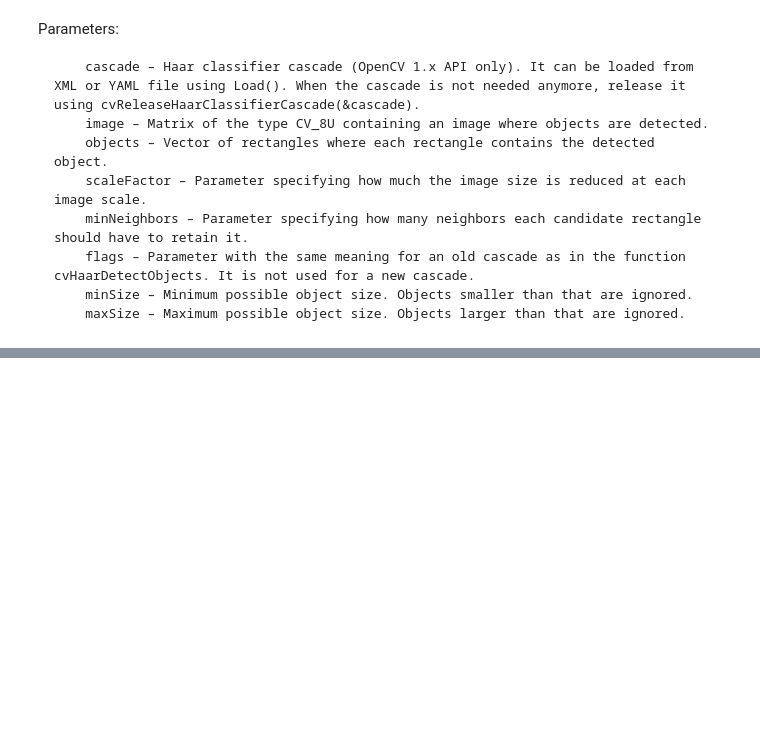
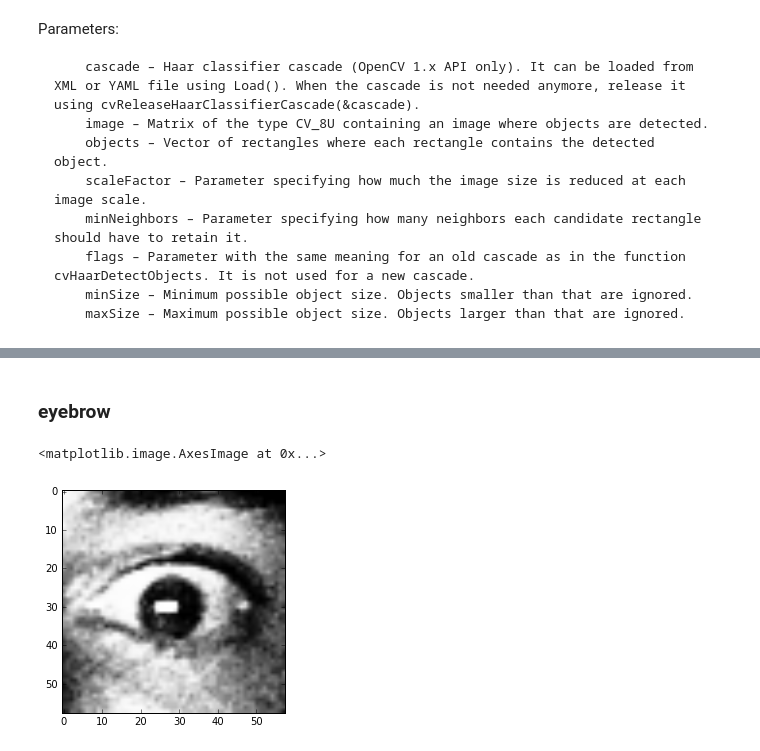
Before and after one commit to laurentperrinet/LeCheapEyeTracker, a Jupyter notebook: workflow/LeCheapEyeTracker_gaze tracking.ipynb, the cells around one changed output, grey strips where cells are left out. Saved outputs shown, nothing was run; the diff lists cells and outputs as text; code cells hidden in the pictures; blank space fills up the shorter version.

```diff
--- a/workflow/LeCheapEyeTracker_gaze tracking.ipynb
+++ b/workflow/LeCheapEyeTracker_gaze tracking.ipynb
@@ -95,0 +107,9 @@ for i, eye in enumerate(eyelist):
+# %% [markdown]
+### eyebrow
+# %%
+gray = cv2.cvtColor(eyelist[0],cv2.COLOR_BGR2GRAY)
+gray = cv2.equalizeHist(gray)
+plt.imshow(gray, cmap = plt.cm.Greys_r)
+# %% [output]
+<matplotlib.image.AxesImage at 0x...>
+[figure, added]
```
Also changed, not shown: parts of 24 cells of this notebook.
